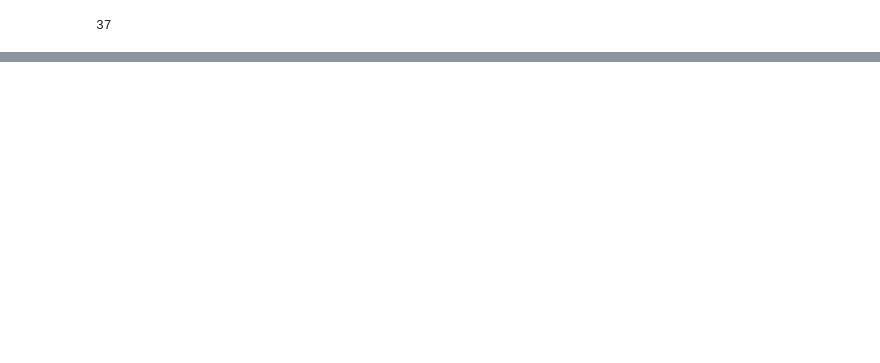
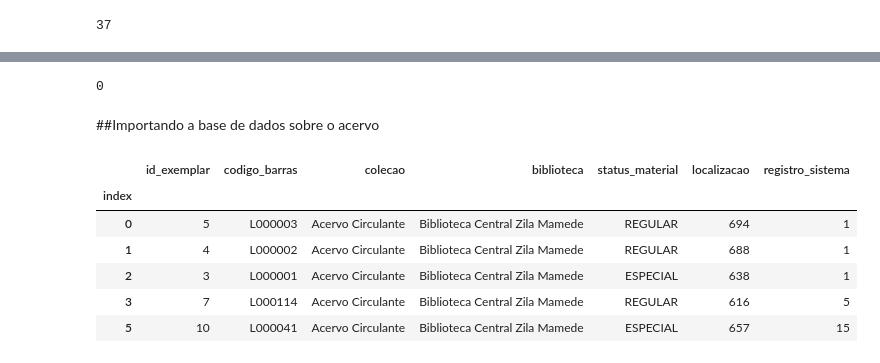
Before and after one commit to samiloaraujo/7DaysOfCode, a Jupyter notebook: 7DaysOfCode_Python_Pandas.ipynb, the cells around one changed output, grey strips where cells are left out. Cells and saved outputs as stored; diff of their text form; code cells hidden in the pictures; blank space fills up the shorter version.

```diff
--- a/7DaysOfCode_Python_Pandas.ipynb
+++ b/7DaysOfCode_Python_Pandas.ipynb
@@ -114,0 +120,18 @@ df_emprestimos[df_emprestimos.duplicated()]
+# %%
+df_emprestimos.duplicated().sum()
+# %% [output]
+0
+# %% [markdown]
+##Importando a base de dados sobre o acervo
+# %%
+# importando arquivo .parquet
+df_acervo = pd.read_parquet("/content/drive/MyDrive/Cursos Alura/dados_exemplares.parquet")
+df_acervo.head()
+# %% [output]
+|  | id_exemplar | codigo_barras | colecao | biblioteca | status_material | localizacao | registro_sistema |
+| index |  |  |  |  |  |  |  |
+| 0 | 5 | L000003 | Acervo Circulante | Biblioteca Central Zila Mamede | REGULAR | 694 | 1 |
+| 1 | 4 | L000002 | Acervo Circulante | Biblioteca Central Zila Mamede | REGULAR | 688 | 1 |
+| 2 | 3 | L000001 | Acervo Circulante | Biblioteca Central Zila Mamede | ESPECIAL | 638 | 1 |
+| 3 | 7 | L000114 | Acervo Circulante | Biblioteca Central Zila Mamede | REGULAR | 616 | 5 |
+| 5 | 10 | L000041 | Acervo Circulante | Biblioteca Central Zila Mamede | ESPECIAL | 657 | 15 |
```
Also changed, not shown: parts of 3 cells of this notebook.
